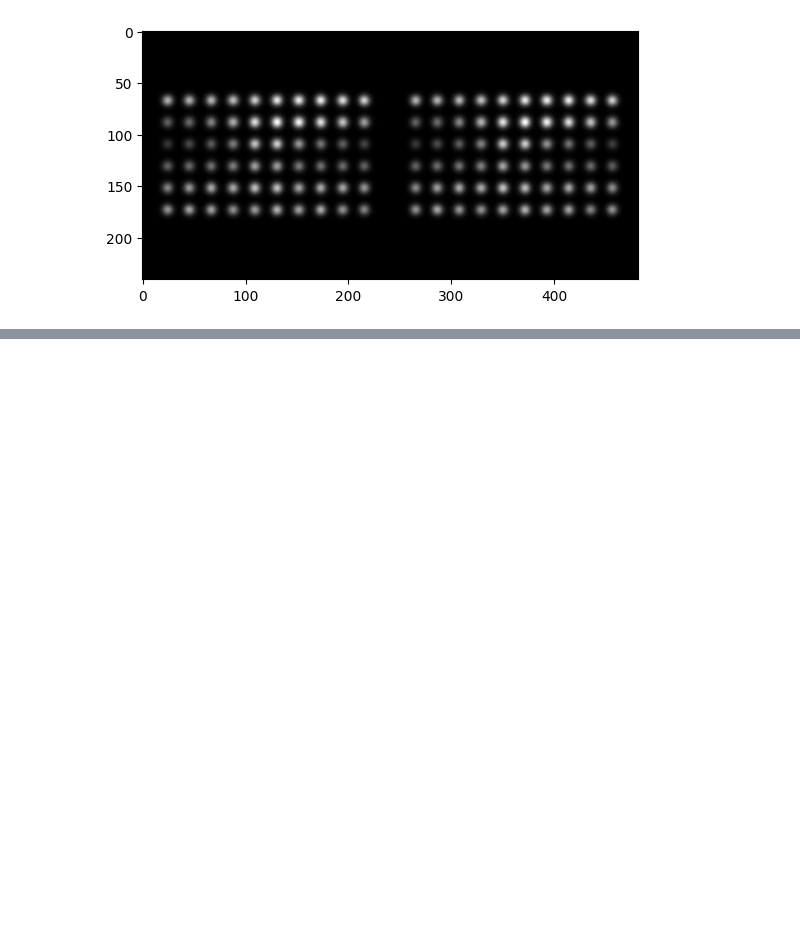
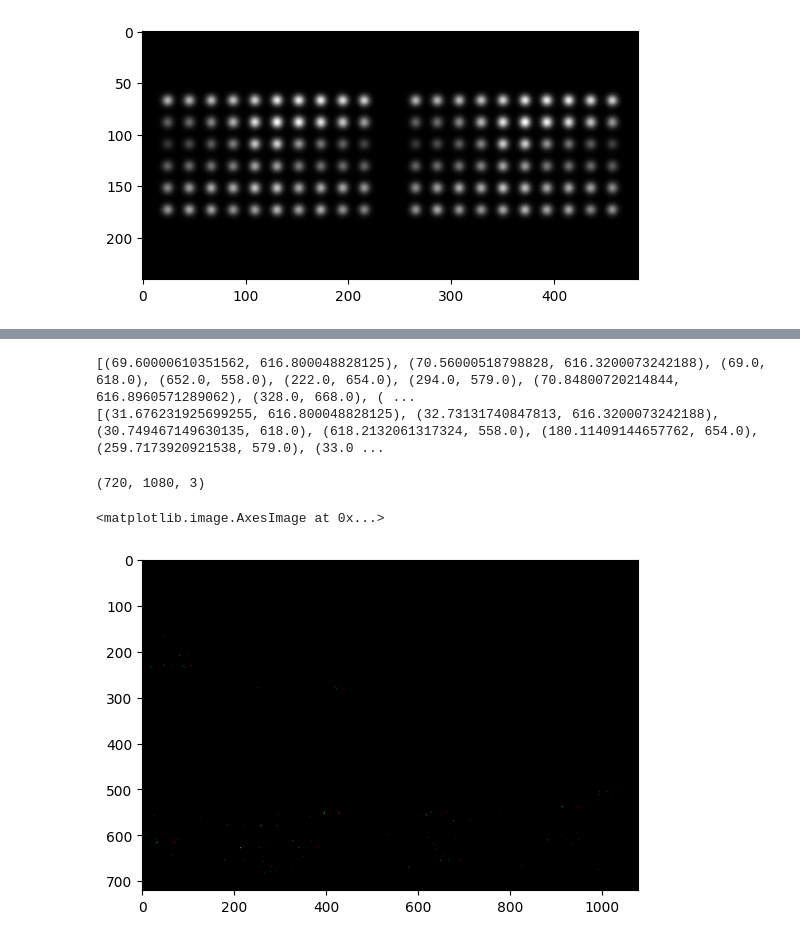
Before and after one commit to csirlin/StereoSight, a Jupyter notebook: depth.ipynb, the cells around one changed output, grey strips where cells are left out. Cells and saved outputs as stored; diff of their text form; code cells hidden in the pictures; blank space fills up the shorter version.

```diff
--- a/depth.ipynb
+++ b/depth.ipynb
@@ -161,0 +184,5 @@ plt.imshow(percept_side_by_side, cmap='gray')
+# %%
+keypoints = sorted(keypoints, key=lambda x: x.response, reverse=True)
+
+for keypoint in keypoints:
+    print(keypoint.pt, keypoint.response)
@@ -161,0 +207,21 @@ plt.imshow(percept_side_by_side, cmap='gray')
+# %%
+keypoint_positions = [kp.pt for kp in keypoints][:100]
+print(keypoint_positions)
+keypoint_positions_shifted = [(j - x*eye_dist/(2*depth[int(i)][int(j)]*np.tan(fov_rad/2)), i) for (j, i) in keypoint_positions]
+
+print(keypoint_positions_shifted)
+# %% [output]
+[(69.60000610351562, 616.800048828125), (70.56000518798828, 616.3200073242188), (69.0, 618.0), (652.0, 558.0), (222.0, 654.0), (294.0, 579.0), (70.84800720214844, 616.8960571289062), (328.0, 668.0), ( ...
+[(31.676231925699255, 616.800048828125), (32.73131740847813, 616.3200073242188), (30.749467149630135, 618.0), (618.2132061317324, 558.0), (180.11409144657762, 654.0), (259.7173920921538, 579.0), (33.0 ...
+# %%
+empty = np.zeros(img.shape)
+print(img.shape)
+for (j, i) in keypoint_positions:
+    empty[int(i)][int(j)] = [1, 0, 0]
+for (j, i) in keypoint_positions_shifted:
+    empty[int(i)][int(j)] = [0, 1, 1]
+plt.imshow(empty)
+# %% [output]
+(720, 1080, 3)
+<matplotlib.image.AxesImage at 0x...>
+[figure, added]
```
Also changed, not shown: parts of 5 cells of this notebook.
